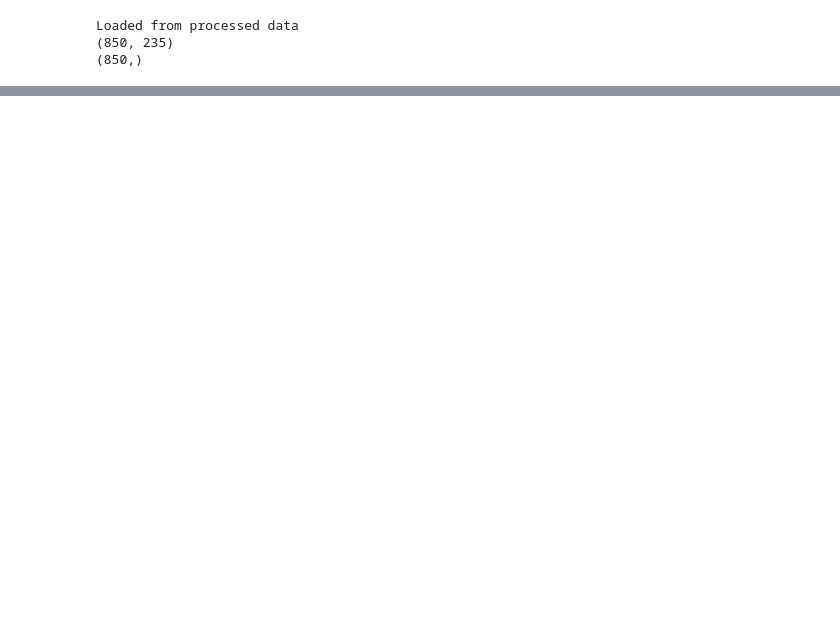
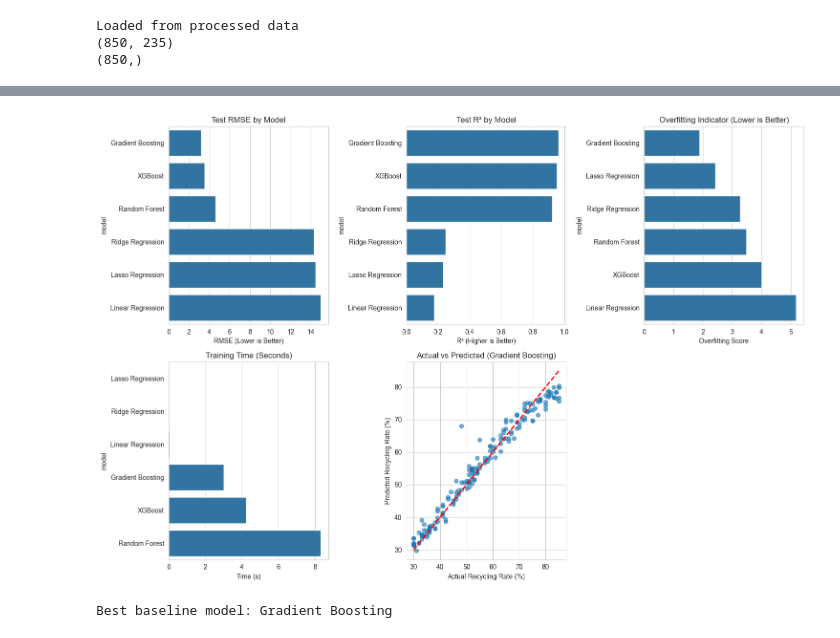
Before and after one commit to fp05107/Waste-Management-and-Recycling, a Jupyter notebook: Notebooks/03_model_training.ipynb, the cells around one changed output, grey strips where cells are left out. Drawn from its saved outputs; the diff is of its cells as text; code cells hidden in the pictures; blank space fills up the shorter version.

```diff
--- a/Notebooks/03_model_training.ipynb
+++ b/Notebooks/03_model_training.ipynb
@@ -65,0 +70,13 @@ ValueError: Found input variables with inconsistent numbers of samples: [850, 34
+# %%
+# Create masks for train/test
+train_mask = raw_df['City_Year_Group'].isin(train_groups)
+test_mask = raw_df['City_Year_Group'].isin(test_groups)
+# %%
+# Apply the same split to our processed features
+X_train, X_test = X[train_mask], X[test_mask]
+y_train, y_test = y[train_mask], y[test_mask]
+
+print(f"Training set: {X_train.shape[0]} samples")
+print(f"Test set: {X_test.shape[0]} samples")
+print(f"Number of training groups: {len(train_groups)}")
+print(f"Number of test groups: {len(test_groups)}")
@@ -65,0 +186,5 @@ ValueError: Found input variables with inconsistent numbers of samples: [850, 34
+# %%
+# Convert to Dataframe
+baseline_df = pd.DataFrame(baseline_results)
+print("\n Baseline Models Performance:")
+display(baseline_df.sort_values('test_rmse'))
@@ -65,0 +200,48 @@ ValueError: Found input variables with inconsistent numbers of samples: [850, 34
+# %%
+# Visualize Baseline Results
+plt.figure(figsize=(15, 10))
+
+# Plot 1: RMSE Comparison
+plt.subplot(2, 3, 1)
+sns.barplot(x='test_rmse', y='model', data=baseline_df.sort_values('test_rmse'))
+plt.title('Test RMSE by Model')
+plt.xlabel('RMSE (Lower is Better)')
+
+# Plot 2: R² Comparison
+plt.subplot(2, 3, 2)
+sns.barplot(x='test_r2', y='model', data=baseline_df.sort_values('test_r2', ascending=False))
+plt.title('Test R² by Model')
+plt.xlabel('R² (Higher is Better)')
+
+# Plot 3: Overfitting Analysis
+plt.subplot(2, 3, 3)
+baseline_df['overfit_indicator'] = baseline_df['overfit_rmse'] + baseline_df['overfit_r2'] * 10
+sns.barplot(x='overfit_indicator', y='model', data=baseline_df.sort_values('overfit_indicator'))
+plt.title('Overfitting Indicator (Lower is Better)')
+plt.xlabel('Overfitting Score')
+
+# Plot 4: Training Time
+plt.subplot(2, 3, 4)
+sns.barplot(x='training_time', y='model', data=baseline_df.sort_values('training_time'))
+plt.title('Training Time (Seconds)')
+plt.xlabel('Time (s)')
+
+# Plot 5: Actual vs Predicted for best model
+best_baseline_model_name = baseline_df.loc[baseline_df['test_rmse'].idxmin(), 'model']
+best_baseline_model = models[best_baseline_model_name]
+_, y_pred_best = evaluate_model(best_baseline_model, X_train, X_test, y_train, y_test)
+
+plt.subplot(2, 3, 5)
+plt.scatter(y_test, y_pred_best, alpha=0.6)
+plt.plot([y_test.min(), y_test.max()], [y_test.min(), y_test.max()], 'r--', lw=2)
+plt.xlabel('Actual Recycling Rate (%)')
+plt.ylabel('Predicted Recycling Rate (%)')
+plt.title(f'Actual vs Predicted ({best_baseline_model_name})')
+
+plt.tight_layout()
+plt.show()
+
+print(f"Best baseline model: {best_baseline_model_name}")
+# %% [output]
+[figure, added]
+Best baseline model: Gradient Boosting
```
Also changed, not shown: parts of 15 cells of this notebook, 20 other files.
